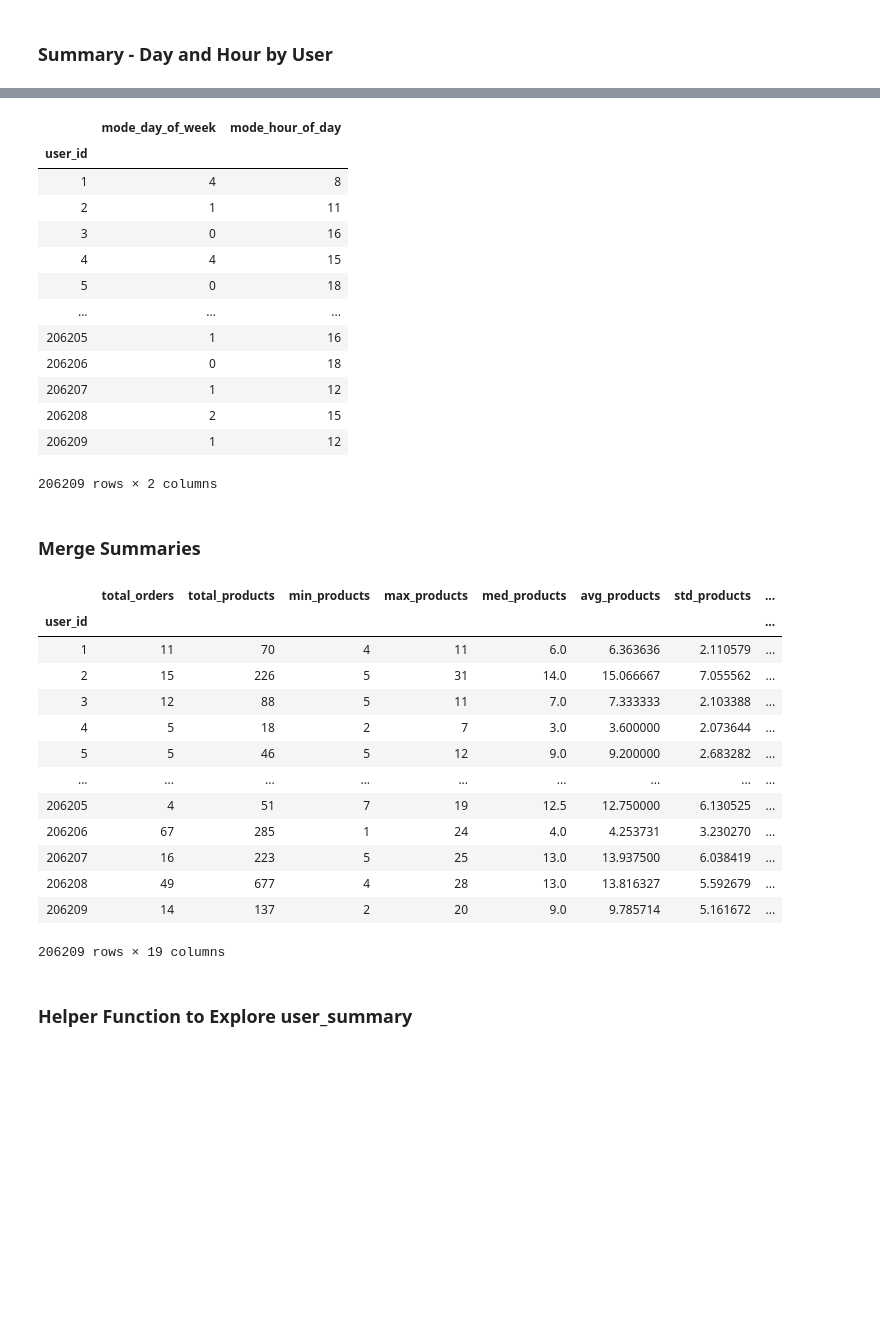
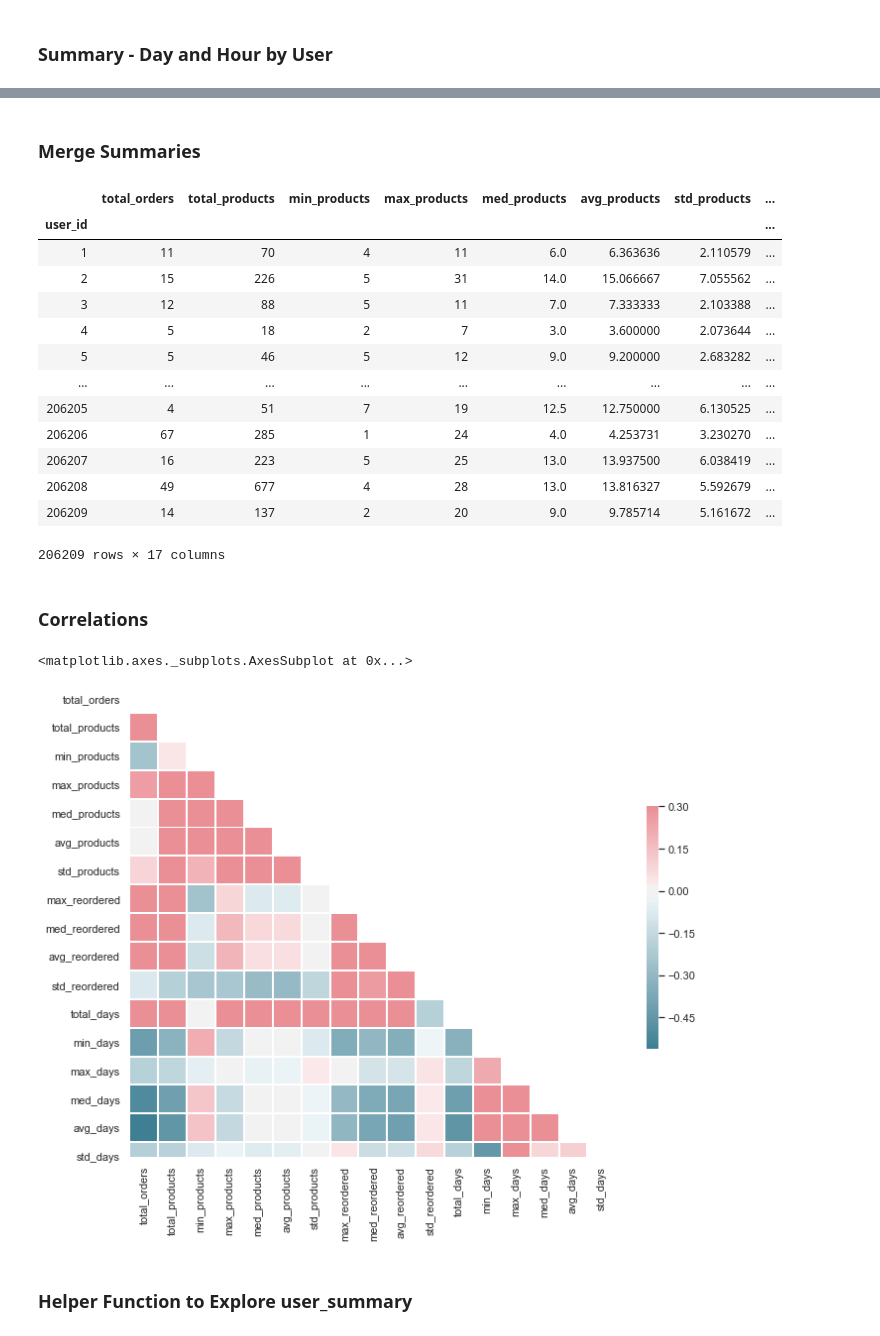
Before and after one commit to Josefa-Sullivan/Instacart, a Jupyter notebook: Jordan/EDA_Jordan.ipynb, the cells around one changed output, grey strips where cells are left out. Saved outputs shown, nothing was run; the diff lists cells and outputs as text; code cells hidden in the pictures; blank space fills up the shorter version.

```diff
--- a/Jordan/EDA_Jordan.ipynb
+++ b/Jordan/EDA_Jordan.ipynb
@@ -134,0 +144,9 @@ days
+# %%
+df.loc[df['order_dow'] == 0, 'day_of_week'] = 'sat'
+df.loc[df['order_dow'] == 1, 'day_of_week'] = 'sun'
+df.loc[df['order_dow'] == 2, 'day_of_week'] = 'mon'
+df.loc[df['order_dow'] == 3, 'day_of_week'] = 'tue'
+df.loc[df['order_dow'] == 4, 'day_of_week'] = 'wed'
+df.loc[df['order_dow'] == 5, 'day_of_week'] = 'thr'
+df.loc[df['order_dow'] == 6, 'day_of_week'] = 'fri'
+df
@@ -135,29 +233,28 @@ days
+# %%
+# Total items per order
+items_per_order = df.groupby(['user_id','order_id'], as_index=False)[['add_to_cart_order']].max()
+# Total items reordered per order
+reorders_per_order = df.groupby(['user_id','order_id'], as_index=False)[['reordered']].sum()
+# Combine items/order and reoredered items/order
+reorders = pd.merge(items_per_order, reorders_per_order, how="left")
+# Percent of items are reordered
+reorders['percent_reordered'] = reorders['reordered']/reorders['add_to_cart_order']
+# Summary stats
+reorders = reorders.groupby(['user_id'], as_index=False)[['percent_reordered']].agg(['max', 'median', 'mean', 'std'])
+# Rename columns
+reorders.columns=['max_reordered','med_reordered','avg_reordered','std_reordered']
+reorders
 # %%
-# Modes of day of week and hour of day
-day_and_hour = df.groupby(['user_id'])[['order_dow','order_hour_of_day']].agg(pd.Series.mode)
-# Rename columns
-day_and_hour.columns = ['mode_day_of_week','mode_hour_of_day']
-day_and_hour
+# # Modes of day of week and hour of day
+# day_and_hour = df.groupby(['user_id','order_id'])[['order_dow','order_hour_of_day']].agg(pd.Series.mode)
+# # Rename columns
+# day_and_hour.columns = ['mode_day_of_week','mode_hour_of_day']
+# day_and_hour
-# %% [output]
-|  | mode_day_of_week | mode_hour_of_day |
-| user_id |  |  |
-| 1 | 4 | 8 |
-| 2 | 1 | 11 |
-| 3 | 0 | 16 |
-| 4 | 4 | 15 |
-| 5 | 0 | 18 |
-| ... | ... | ... |
-| 206205 | 1 | 16 |
-| 206206 | 0 | 18 |
-| 206207 | 1 | 12 |
-| 206208 | 2 | 15 |
-| 206209 | 1 | 12 |
-206209 rows × 2 columns
 # %% [markdown]
 ### Merge Summaries
 # %%
 user_summary = pd.merge(products_per_order, reorders, how='left', left_index=True, right_index=True)
-user_summary = pd.merge(user_summary, day_and_hour, how='left', left_index=True, right_index=True)
+#user_summary = pd.merge(user_summary, day_and_hour, how='left', left_index=True, right_index=True)
 user_summary = pd.merge(user_summary, days, how='left', left_index=True, right_index=True)
 user_summary
 # %% [output]
@@ -174,9 +271,34 @@ user_summary
 | 206207 | 16 | 223 | 5 | 25 | 13.0 | 13.937500 | 6.038419 | ... |
 | 206208 | 49 | 677 | 4 | 28 | 13.0 | 13.816327 | 5.592679 | ... |
 | 206209 | 14 | 137 | 2 | 20 | 9.0 | 9.785714 | 5.161672 | ... |
-206209 rows × 19 columns
+206209 rows × 17 columns
 # %%
 # user_summary.to_csv('../data/user_summary.csv')
+# %% [markdown]
+### Correlations
+# %%
+# Check Correlations Between Variables
+from string import ascii_letters
+sns.set(style="white")
+
+# Compute the correlation matrix
+corr = user_summary.corr()
+
+# Generate a mask for the upper triangle
+mask = np.triu(np.ones_like(corr, dtype=np.bool))
+
+# Set up the matplotlib figure
+f, ax = plt.subplots(figsize=(11, 9))
+
+# Generate a custom diverging colormap
+cmap = sns.diverging_palette(220, 10, as_cmap=True)
+
+# Draw the heatmap with the mask and correct aspect ratio
+sns.heatmap(corr, mask=mask, cmap=cmap, vmax=.3, center=0,
+            square=True, linewidths=1, cbar_kws={"shrink": 0.5})
+# %% [output]
+<matplotlib.axes._subplots.AxesSubplot at 0x...>
+[figure, added]
 # %% [markdown]
 ### Helper Function to Explore user_summary
 # %%
```
Also changed, not shown: parts of 7 cells of this notebook, 1 other file.
